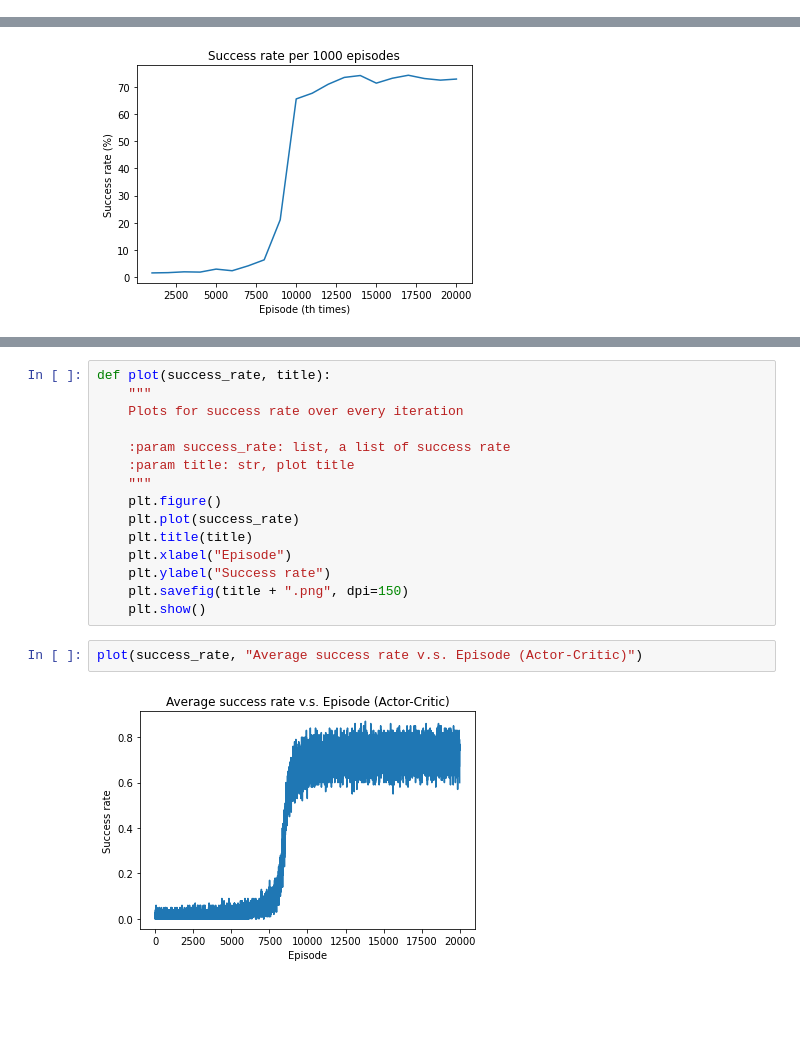
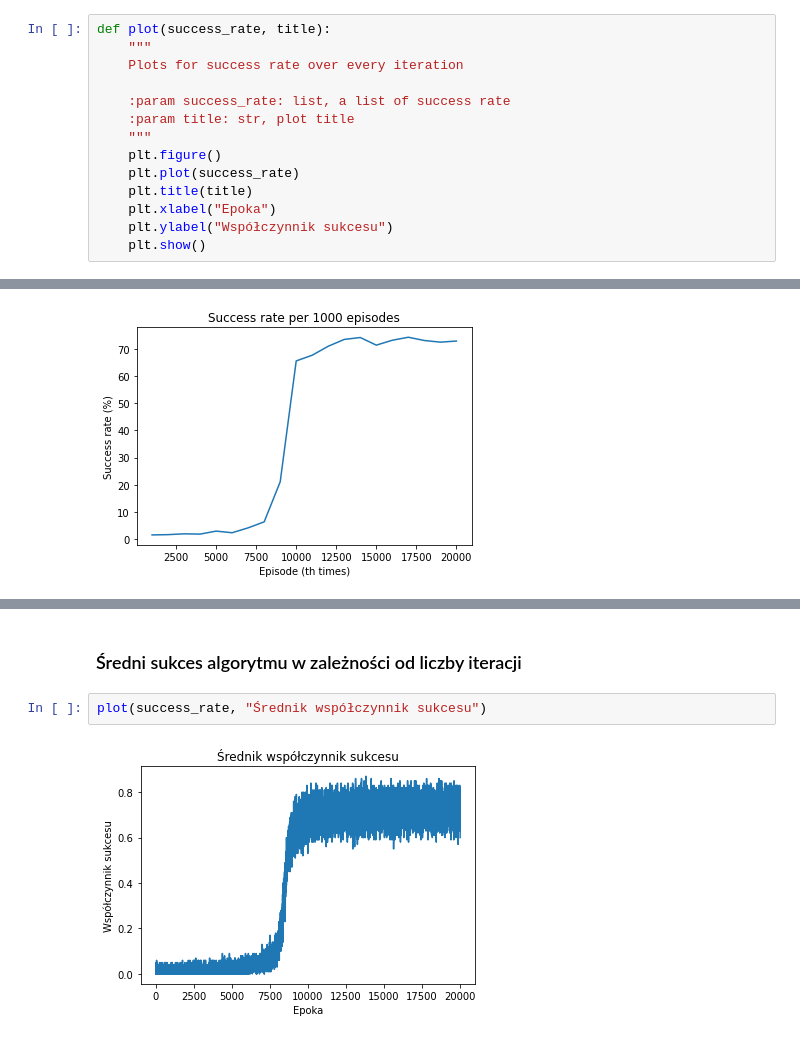
Before and after one commit to Ligerd/reinforcement_learning, a Jupyter notebook: src/actor_critic_simple.ipynb, the cells around one changed output, grey strips where cells are left out. Drawn from its saved outputs; the diff is of its cells as text; blank space fills up the shorter version.

```diff
--- a/src/actor_critic_simple.ipynb
+++ b/src/actor_critic_simple.ipynb
@@ -4,3 +25,17 @@ import matplotlib.pyplot as plt
+# %%
+def plot(success_rate, title):
+    """
+    Plots for success rate over every iteration
+
+    :param success_rate: list, a list of success rate
+    :param title: str, plot title
+    """
+    plt.figure()
+    plt.plot(success_rate)
+    plt.title(title)
+    plt.xlabel("Epoka")
+    plt.ylabel("Współczynnik sukcesu")
+    plt.show()
 # %%
 def show_success_rate(episode_rewards):
     episodes = len(episode_rewards)
@@ -137,19 +159,6 @@ def testPolicy(agent, trials=100):
-# %%
-def plot(success_rate, title):
-    """
-    Plots for success rate over every iteration
-
-    :param success_rate: list, a list of success rate
-    :param title: str, plot title
-    """
-    plt.figure()
-    plt.plot(success_rate)
-    plt.title(title)
-    plt.xlabel("Episode")
-    plt.ylabel("Success rate")
-    plt.savefig(title + ".png", dpi=150)
-    plt.show()
-# %%
-plot(success_rate, "Average success rate v.s. Episode (Actor-Critic)")
-# %% [output]
-[figure, removed]
+# %% [markdown]
+### Średni sukces algorytmu w zależności od liczby iteracji
+# %%
+plot(success_rate, "Średnik współczynnik sukcesu")
+# %% [output]
+[figure, added]
```
Also changed, not shown: parts of 7 cells of this notebook.
